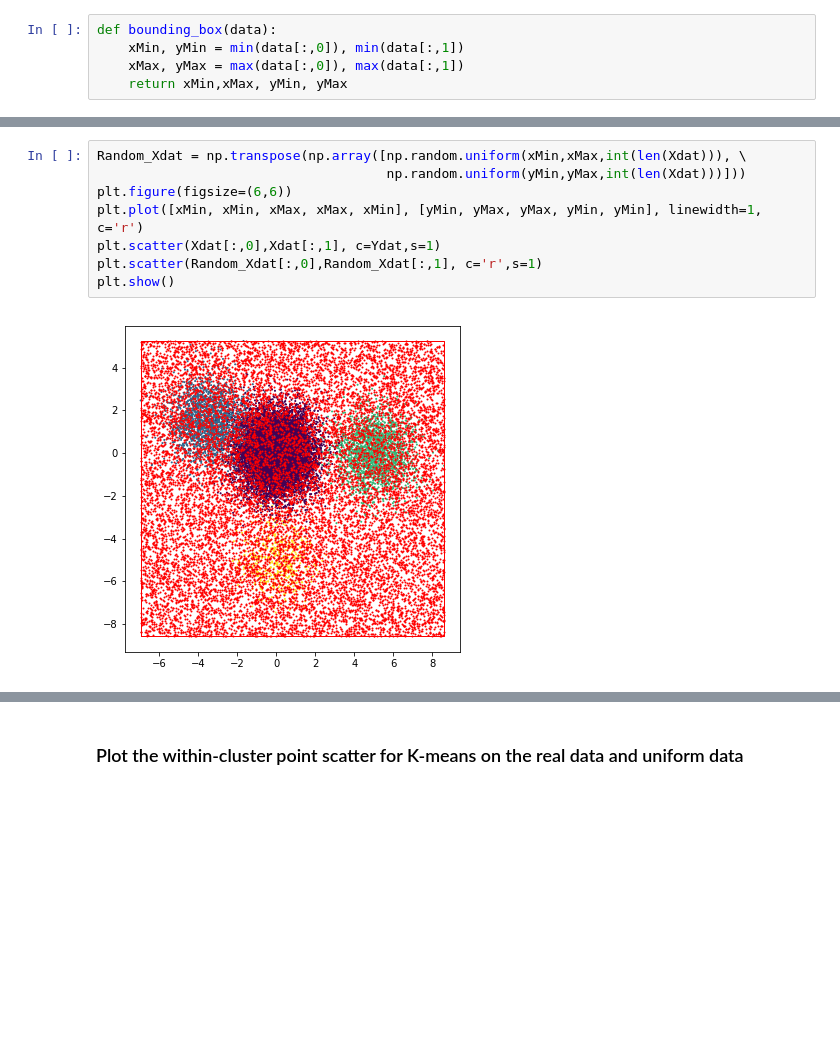
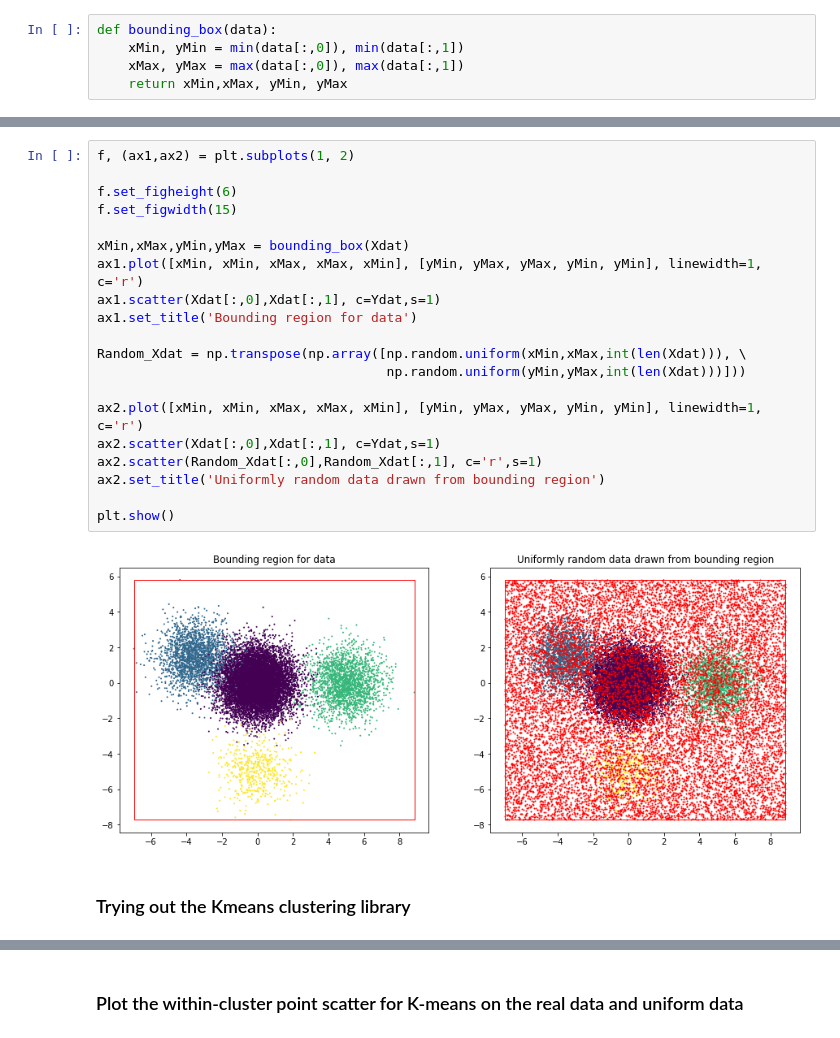
Before and after one commit to edforsberg/MME440_Project2, a Jupyter notebook: RaukonGap.ipynb, the cells around one changed output, grey strips where cells are left out. Saved outputs shown, nothing was run; the diff lists cells and outputs as text; blank space fills up the shorter version.

```diff
--- a/RaukonGap.ipynb
+++ b/RaukonGap.ipynb
@@ -31,12 +42,26 @@ plt.show()
 # %%
+f, (ax1,ax2) = plt.subplots(1, 2)
+
+f.set_figheight(6)
+f.set_figwidth(15)
+
+xMin,xMax,yMin,yMax = bounding_box(Xdat)
+ax1.plot([xMin, xMin, xMax, xMax, xMin], [yMin, yMax, yMax, yMin, yMin], linewidth=1, c='r')
+ax1.scatter(Xdat[:,0],Xdat[:,1], c=Ydat,s=1)
+ax1.set_title('Bounding region for data')
+
 Random_Xdat = np.transpose(np.array([np.random.uniform(xMin,xMax,int(len(Xdat))), \
                                      np.random.uniform(yMin,yMax,int(len(Xdat)))]))
-plt.figure(figsize=(6,6))
-plt.plot([xMin, xMin, xMax, xMax, xMin], [yMin, yMax, yMax, yMin, yMin], linewidth=1, c='r')
-plt.scatter(Xdat[:,0],Xdat[:,1], c=Ydat,s=1)
-plt.scatter(Random_Xdat[:,0],Random_Xdat[:,1], c='r',s=1)
+
+ax2.plot([xMin, xMin, xMax, xMax, xMin], [yMin, yMax, yMax, yMin, yMin], linewidth=1, c='r')
+ax2.scatter(Xdat[:,0],Xdat[:,1], c=Ydat,s=1)
+ax2.scatter(Random_Xdat[:,0],Random_Xdat[:,1], c='r',s=1)
+ax2.set_title('Uniformly random data drawn from bounding region')
+
 plt.show()
 # %% [output]
-[figure, old version]
+[figure, new version]
+# %% [markdown]
+### Trying out the Kmeans clustering library
 # %%
 kmeans = KMeans(n_clusters=4, random_state=0).fit(Xdat)
```
Also changed, not shown: parts of 12 cells of this notebook.
